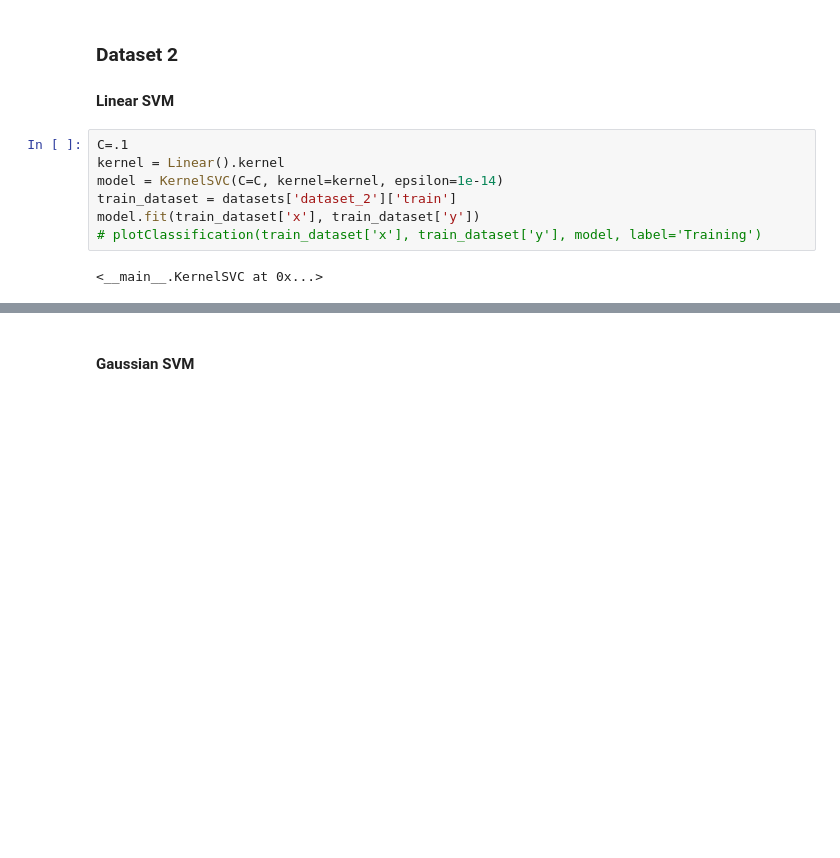
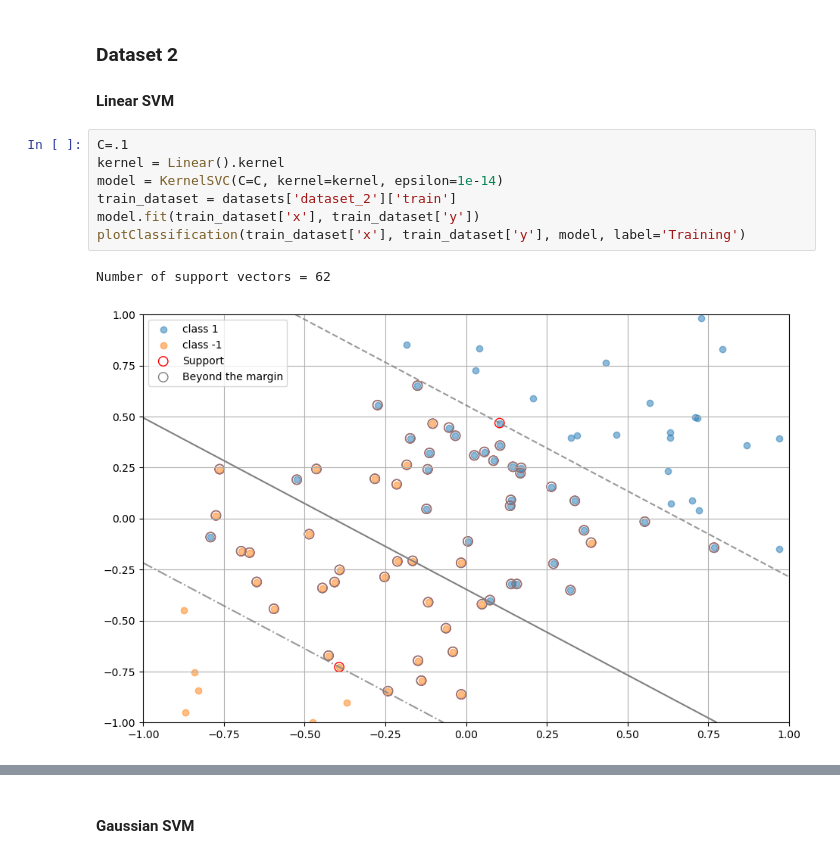
Before and after one commit to BenjaminDeporte/HW2_Kernels_MVA, a Jupyter notebook: code/Notebook.ipynb, the cells around one changed output, grey strips where cells are left out. Drawn from its saved outputs; the diff is of its cells as text; blank space fills up the shorter version.

```diff
--- a/code/Notebook.ipynb
+++ b/code/Notebook.ipynb
@@ -367,12 +434,13 @@ alpha_i * y_i = [1.         1.         1.         0.80189834 1.         1.
 # %%
 C=.1
 kernel = Linear().kernel
 model = KernelSVC(C=C, kernel=kernel, epsilon=1e-14)
 train_dataset = datasets['dataset_2']['train']
 model.fit(train_dataset['x'], train_dataset['y'])
-# plotClassification(train_dataset['x'], train_dataset['y'], model, label='Training')
+plotClassification(train_dataset['x'], train_dataset['y'], model, label='Training')
 # %% [output]
-<__main__.KernelSVC at 0x...>
+Number of support vectors = 62
+[figure, added]
 # %%
 clf = SVC(C=C, kernel='linear')
 clf.fit(train_dataset['x'], train_dataset['y'])
```
Also changed, not shown: parts of 17 cells of this notebook, 2 other files.
